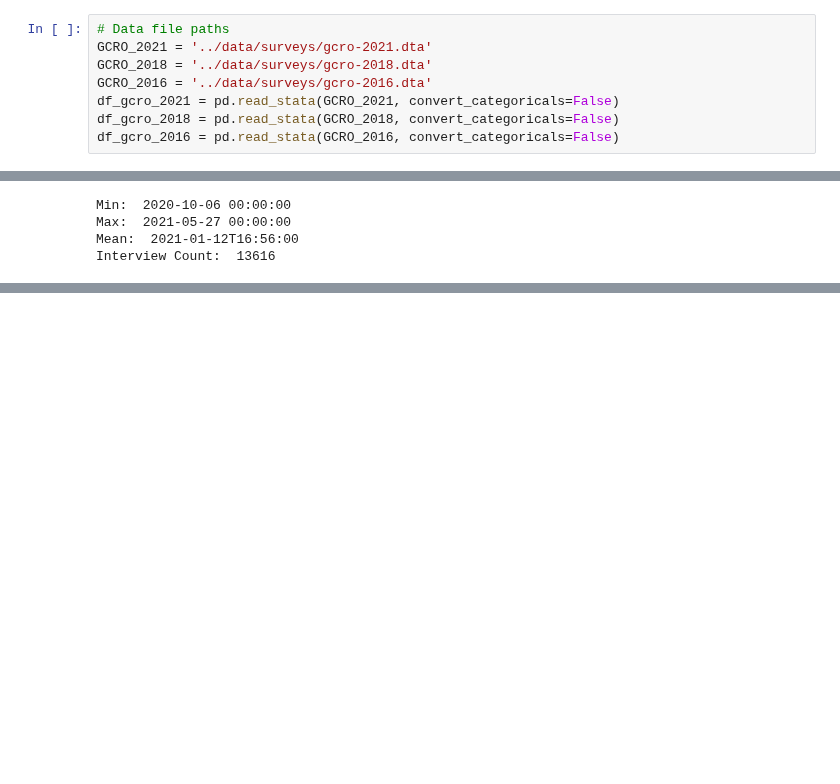
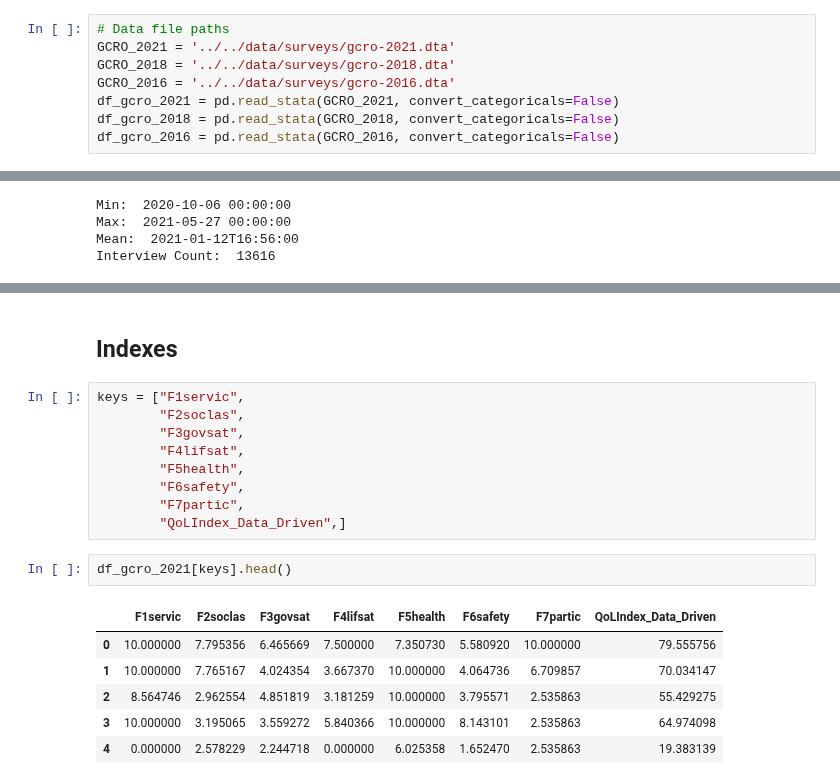
Before and after one commit to Emily-RoseSteyn/measuring-quality-of-life-gauteng, a Jupyter notebook: notebooks/archived/date-ranges-gcro-data.ipynb, the cells around one changed output, grey strips where cells are left out. Saved outputs shown, nothing was run; the diff lists cells and outputs as text; blank space fills up the shorter version.

```diff
--- a/notebooks/archived/date-ranges-gcro-data.ipynb
+++ b/notebooks/archived/date-ranges-gcro-data.ipynb
@@ -10,8 +8,8 @@ import numpy as np
 # %%
 # Data file paths
-GCRO_2021 = '../data/surveys/gcro-2021.dta'
-GCRO_2018 = '../data/surveys/gcro-2018.dta'
-GCRO_2016 = '../data/surveys/gcro-2016.dta'
+GCRO_2021 = '../../data/surveys/gcro-2021.dta'
+GCRO_2018 = '../../data/surveys/gcro-2018.dta'
+GCRO_2016 = '../../data/surveys/gcro-2016.dta'
 df_gcro_2021 = pd.read_stata(GCRO_2021, convert_categoricals=False)
 df_gcro_2018 = pd.read_stata(GCRO_2018, convert_categoricals=False)
 df_gcro_2016 = pd.read_stata(GCRO_2016, convert_categoricals=False)
@@ -89,0 +221,20 @@ Interview Count:  13616
+# %% [markdown]
+## Indexes
+# %%
+keys = ["F1servic",
+        "F2soclas",
+        "F3govsat",
+        "F4lifsat",
+        "F5health",
+        "F6safety",
+        "F7partic",
+        "QoLIndex_Data_Driven",]
+# %%
+df_gcro_2021[keys].head()
+# %% [output]
+|  | F1servic | F2soclas | F3govsat | F4lifsat | F5health | F6safety | F7partic | QoLIndex_Data_Driven |
+| 0 | 10.000000 | 7.795356 | 6.465669 | 7.500000 | 7.350730 | 5.580920 | 10.000000 | 79.555756 |
+| 1 | 10.000000 | 7.765167 | 4.024354 | 3.667370 | 10.000000 | 4.064736 | 6.709857 | 70.034147 |
+| 2 | 8.564746 | 2.962554 | 4.851819 | 3.181259 | 10.000000 | 3.795571 | 2.535863 | 55.429275 |
+| 3 | 10.000000 | 3.195065 | 3.559272 | 5.840366 | 10.000000 | 8.143101 | 2.535863 | 64.974098 |
+| 4 | 0.000000 | 2.578229 | 2.244718 | 0.000000 | 6.025358 | 1.652470 | 2.535863 | 19.383139 |
```
Also changed, not shown: parts of 17 cells of this notebook, 6 other files.
